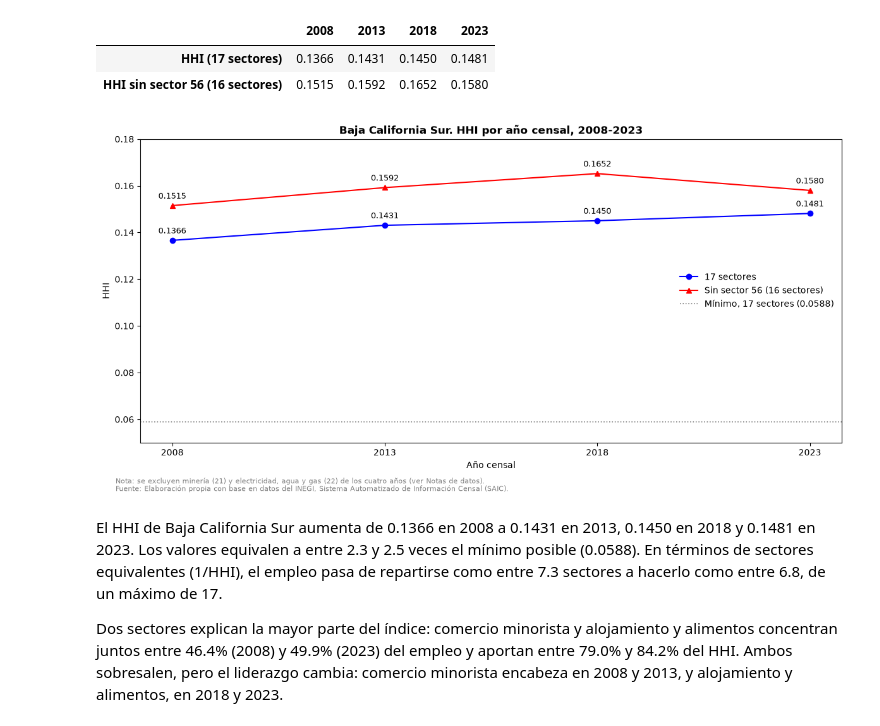
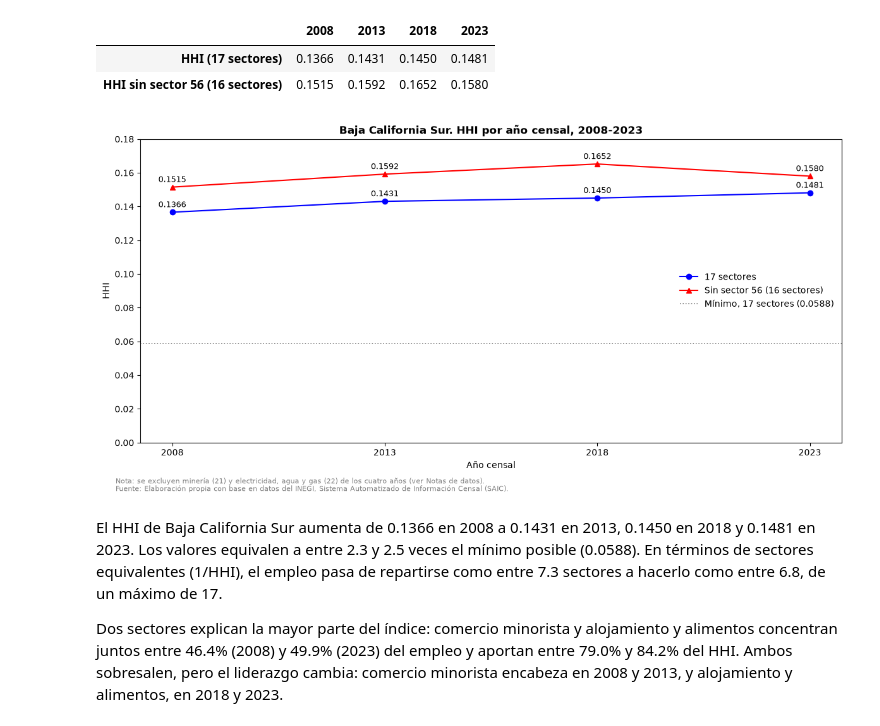
Before and after one commit to Jose-Castanedas/coeficiente_localizacion, a Jupyter notebook: notebook/coeficiente_localizacion_bcs.ipynb, the cells around one changed output. Cells and saved outputs as stored; diff of their text form; code cells hidden in the pictures.

```diff
--- a/notebook/coeficiente_localizacion_bcs.ipynb
+++ b/notebook/coeficiente_localizacion_bcs.ipynb
@@ -669,35 +669,35 @@ ax.set_title('Baja California Sur. HHI por año censal, 2008-2023', fontsize=12,
 # 3. Configurar los ejes
 
 # 3.1. Eje X
 
 ax.set_xticks(hhi_17.index)
 ax.set_xlabel('Año censal')
 
 # 3.2. Eje Y
 
-ax.set_ylim(0.05, 0.18)
+ax.set_ylim(0.0, 0.18)
 ax.set_ylabel('HHI')
 
 # 4. Agregar leyenda
 
 ax.legend(loc='center right', frameon=False, fontsize=10)
 
 # 5. Agregar fuente y nota metodológica
 
 fig.text(0.03, 0.01, 'Fuente: Elaboración propia con base en datos del INEGI, Sistema Automatizado de Información Censal (SAIC).', fontsize=8, color='grey', ha='left')
 fig.text(0.03, 0.03, 'Nota: se excluyen minería (21) y electricidad, agua y gas (22) de los cuatro años (ver Notas de datos).', fontsize=8, color='grey', ha='left')
 
 plt.tight_layout(rect=[0, 0.04, 1, 1])
 
 # 6. Guardar gráfica en el directorio figures
 
 plt.savefig('../figures/grafica_01_hhi_por_anio.png', dpi=150, bbox_inches='tight')
 
 # 7. Mostrar gráfica
 
 plt.show()
 # %% [output]
-[figure, old version]
+[figure, new version]
 # %% [markdown]
 El HHI de Baja California Sur aumenta de 0.1366 en 2008 a 0.1431 en 2013, 0.1450 en 2018 y 0.1481 en 2023. Los valores equivalen a entre 2.3 y 2.5 veces el mínimo posible (0.0588). En términos de sectores equivalentes (1/HHI), el empleo pasa de repartirse como entre 7.3 sectores a hacerlo como entre 6.8, de un máximo de 17.
 
```
Also changed, not shown: 1 other file.
